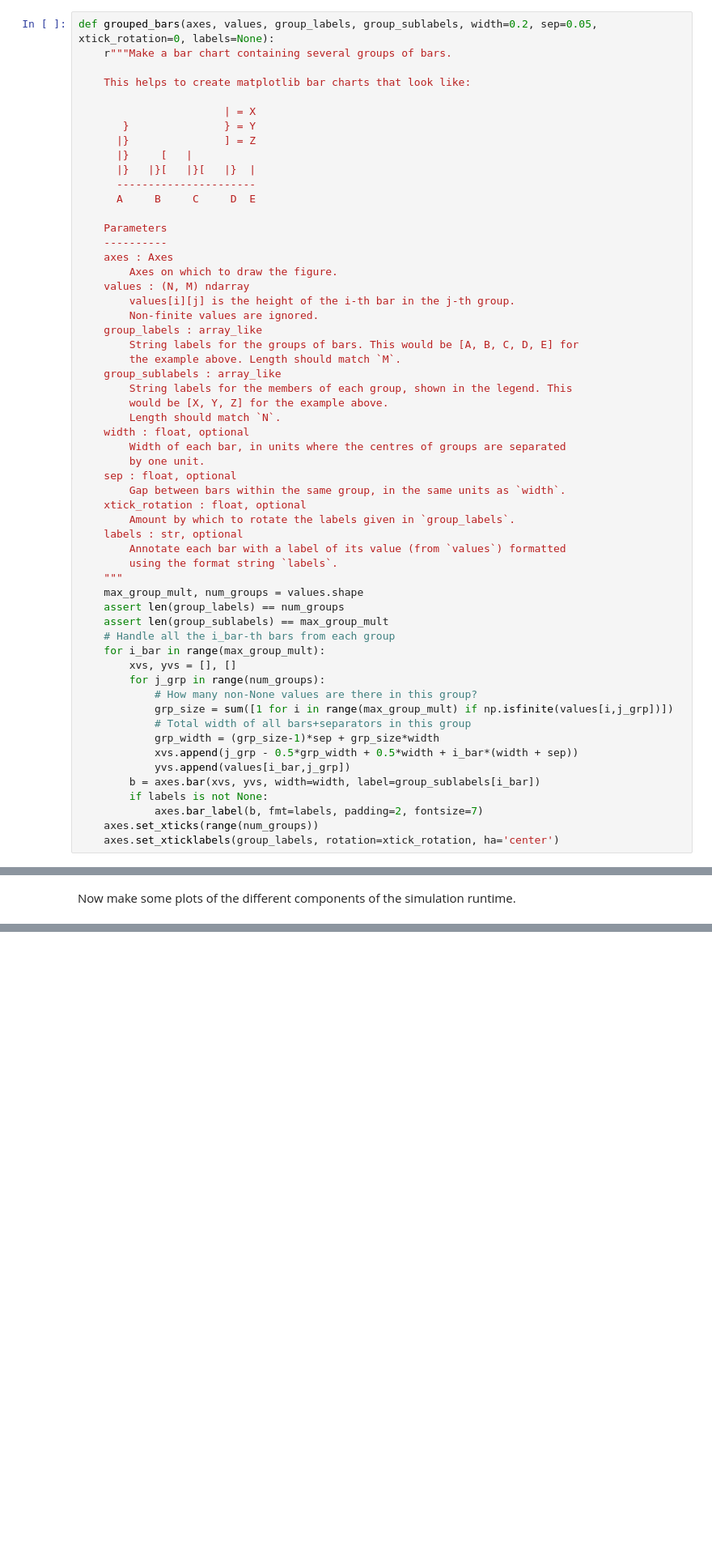
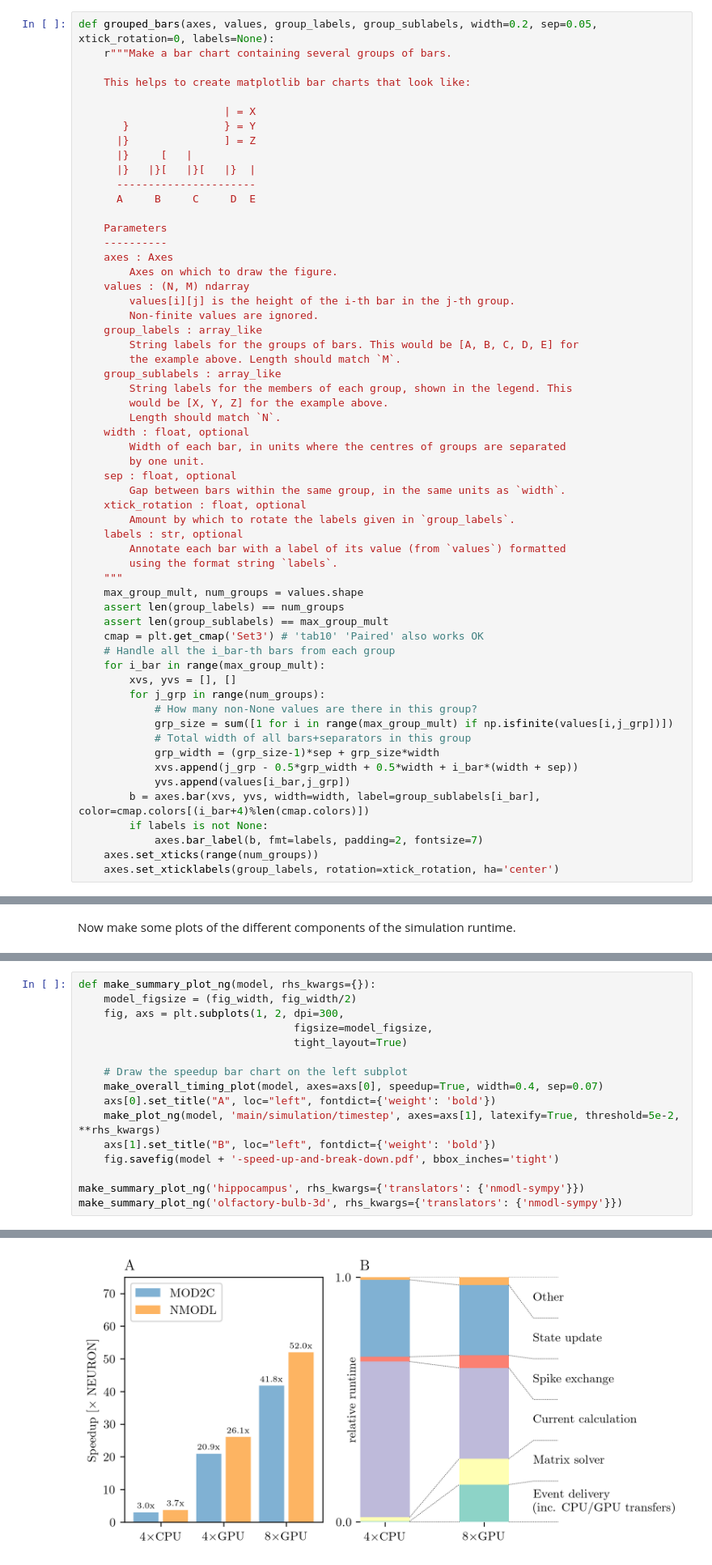
Before and after one commit to neuronsimulator/neuron_frontiers_2022_artifacts, a Jupyter notebook: plot_caliper_results/PaperFigures.ipynb, the cells around one changed output, grey strips where cells are left out. Shown at 81% size. Saved outputs shown, nothing was run; the diff lists cells and outputs as text; blank space fills up the shorter version.

Commit message:
Updated figures to be more readable

```diff
--- a/plot_caliper_results/PaperFigures.ipynb
+++ b/plot_caliper_results/PaperFigures.ipynb
@@ -167,6 +185,7 @@ def grouped_bars(axes, values, group_labels, group_sublabels, width=0.2, sep=0.0
     max_group_mult, num_groups = values.shape
     assert len(group_labels) == num_groups
     assert len(group_sublabels) == max_group_mult
+    cmap = plt.get_cmap('Set3') # 'tab10' 'Paired' also works OK
     # Handle all the i_bar-th bars from each group
     for i_bar in range(max_group_mult):
         xvs, yvs = [], []
@@ -177,7 +196,7 @@ def grouped_bars(axes, values, group_labels, group_sublabels, width=0.2, sep=0.0
             grp_width = (grp_size-1)*sep + grp_size*width
             xvs.append(j_grp - 0.5*grp_width + 0.5*width + i_bar*(width + sep))
             yvs.append(values[i_bar,j_grp])
-        b = axes.bar(xvs, yvs, width=width, label=group_sublabels[i_bar])
+        b = axes.bar(xvs, yvs, width=width, label=group_sublabels[i_bar], color=cmap.colors[(i_bar+4)%len(cmap.colors)])
         if labels is not None:
             axes.bar_label(b, fmt=labels, padding=2, fontsize=7)
     axes.set_xticks(range(num_groups))
@@ -651,0 +936,17 @@ make_netpyne_summary_plot()
+# %%
+def make_summary_plot_ng(model, rhs_kwargs={}):
+    model_figsize = (fig_width, fig_width/2)
+    fig, axs = plt.subplots(1, 2, dpi=300,
+                                  figsize=model_figsize,
+                                  tight_layout=True)
+
+    # Draw the speedup bar chart on the left subplot
+    make_overall_timing_plot(model, axes=axs[0], speedup=True, width=0.4, sep=0.07)
+    axs[0].set_title("A", loc="left", fontdict={'weight': 'bold'})
+    make_plot_ng(model, 'main/simulation/timestep', axes=axs[1], latexify=True, threshold=5e-2, **rhs_kwargs)
+    axs[1].set_title("B", loc="left", fontdict={'weight': 'bold'})
+    fig.savefig(model + '-speed-up-and-break-down.pdf', bbox_inches='tight')
+
+make_summary_plot_ng('hippocampus', rhs_kwargs={'translators': {'nmodl-sympy'}})
+make_summary_plot_ng('olfactory-bulb-3d', rhs_kwargs={'translators': {'nmodl-sympy'}})
+# %% [output]
@@ -651,0 +970 @@ make_netpyne_summary_plot()
+[figure, added]
```
Also changed, not shown: parts of 27 cells of this notebook.
